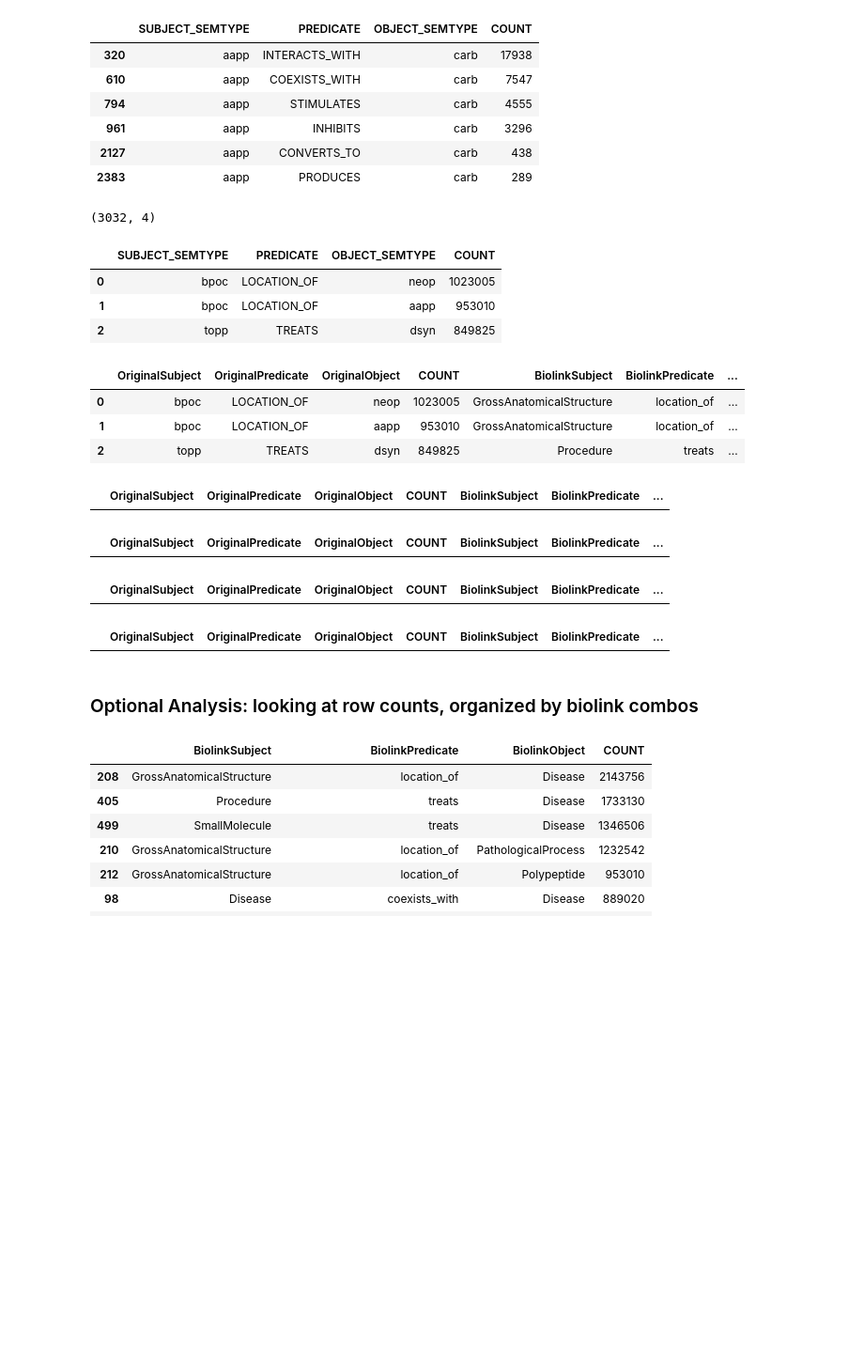
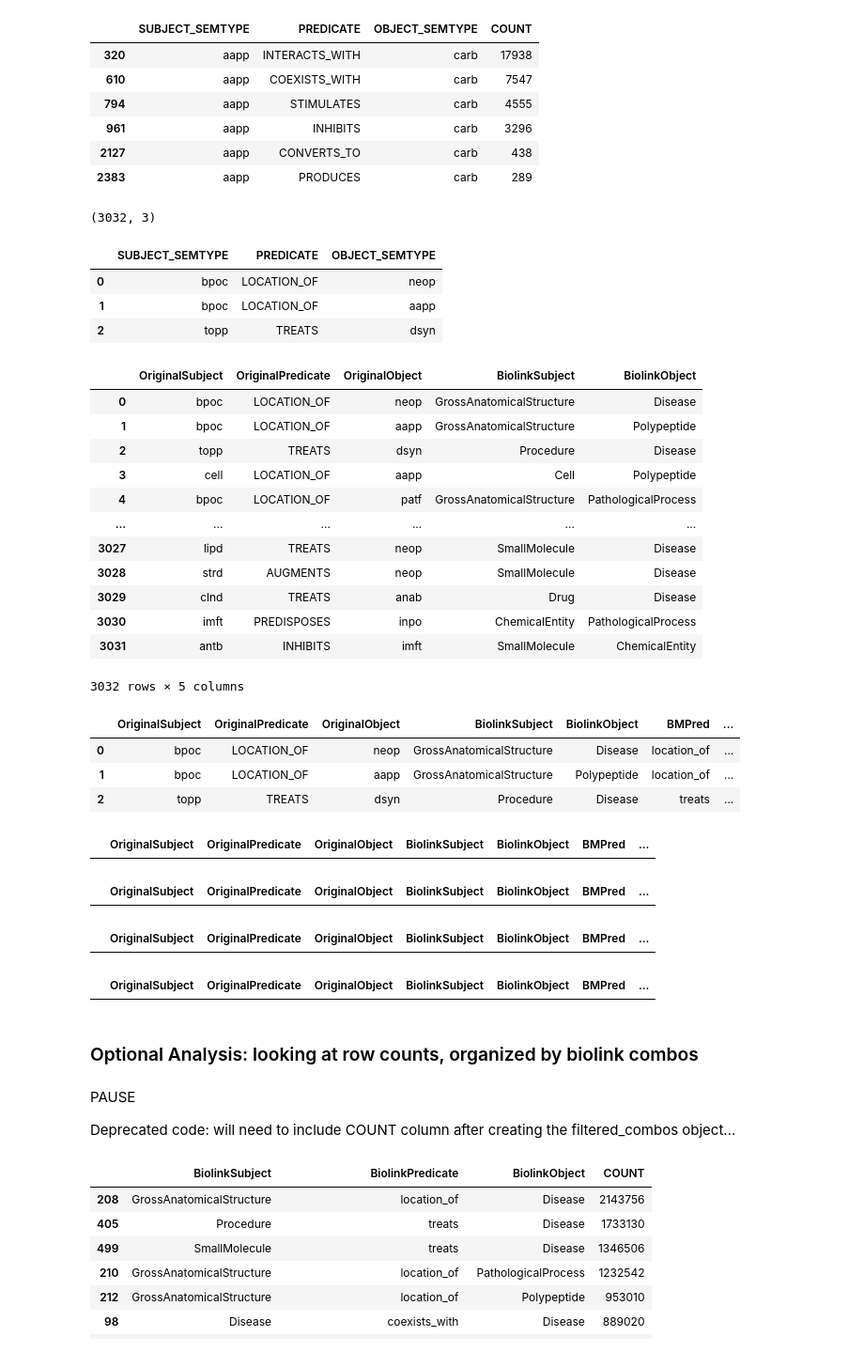
Before and after one commit to NCATS-Tangerine/translator-api-registry, a Jupyter notebook: semmeddb/AutoGen_SEMMEDDB.ipynb, the cells around one changed output. Shown at 94% size. Cells and saved outputs as stored; diff of their text form; code cells hidden in the pictures; blank space fills up the shorter version.

```diff
--- a/semmeddb/AutoGen_SEMMEDDB.ipynb
+++ b/semmeddb/AutoGen_SEMMEDDB.ipynb
@@ -861,15 +969,15 @@ combos[(combos['COUNT'] > 100) &
 | 2383 | aapp | PRODUCES | carb | 289 |
 # %%
 filtered_combos = combos[(combos['COUNT'] > 100)].copy()
-# filtered_combos.drop(columns='COUNT', inplace=True)
+filtered_combos.drop(columns='COUNT', inplace=True)
 filtered_combos.shape
 filtered_combos[0:3]
 # %% [output]
-(3032, 4)
+(3032, 3)
-|  | SUBJECT_SEMTYPE | PREDICATE | OBJECT_SEMTYPE | COUNT |
-| 0 | bpoc | LOCATION_OF | neop | 1023005 |
-| 1 | bpoc | LOCATION_OF | aapp | 953010 |
-| 2 | topp | TREATS | dsyn | 849825 |
+|  | SUBJECT_SEMTYPE | PREDICATE | OBJECT_SEMTYPE |
+| 0 | bpoc | LOCATION_OF | neop |
+| 1 | bpoc | LOCATION_OF | aapp |
+| 2 | topp | TREATS | dsyn |
 # %%
 ## now have to map all subject to biolink
 
@@ -904,7 +1001,16 @@ filtered_combos.columns = ['OriginalSubject', 'OriginalPredicate', 'OriginalObje
-# %%
-filtered_combos[0:3]
-# %% [output]
-|  | OriginalSubject | OriginalPredicate | OriginalObject | COUNT | BiolinkSubject | BiolinkPredicate | ... |
-| 0 | bpoc | LOCATION_OF | neop | 1023005 | GrossAnatomicalStructure | location_of | ... |
-| 1 | bpoc | LOCATION_OF | aapp | 953010 | GrossAnatomicalStructure | location_of | ... |
-| 2 | topp | TREATS | dsyn | 849825 | Procedure | treats | ... |
+# %%
+filtered_combos
+# %% [output]
+|  | OriginalSubject | OriginalPredicate | OriginalObject | BiolinkSubject | BiolinkObject |
+| 0 | bpoc | LOCATION_OF | neop | GrossAnatomicalStructure | Disease |
+| 1 | bpoc | LOCATION_OF | aapp | GrossAnatomicalStructure | Polypeptide |
+| 2 | topp | TREATS | dsyn | Procedure | Disease |
+| 3 | cell | LOCATION_OF | aapp | Cell | Polypeptide |
+| 4 | bpoc | LOCATION_OF | patf | GrossAnatomicalStructure | PathologicalProcess |
+| ... | ... | ... | ... | ... | ... |
+| 3027 | lipd | TREATS | neop | SmallMolecule | Disease |
+| 3028 | strd | AUGMENTS | neop | SmallMolecule | Disease |
+| 3029 | clnd | TREATS | anab | Drug | Disease |
+| 3030 | imft | PREDISPOSES | inpo | ChemicalEntity | PathologicalProcess |
+| 3031 | antb | INHIBITS | imft | SmallMolecule | ChemicalEntity |
+3032 rows × 5 columns
@@ -911,16 +1023,28 @@ filtered_combos[0:3]
+# %%
+filtered_combos[0:3]
+# %% [output]
+|  | OriginalSubject | OriginalPredicate | OriginalObject | BiolinkSubject | BiolinkObject | BMPred | ... |
+| 0 | bpoc | LOCATION_OF | neop | GrossAnatomicalStructure | Disease | location_of | ... |
+| 1 | bpoc | LOCATION_OF | aapp | GrossAnatomicalStructure | Polypeptide | location_of | ... |
+| 2 | topp | TREATS | dsyn | Procedure | Disease | treats | ... |
 # %%
 ## check to make sure everything is mapped to Biolink successfully
 filtered_combos[filtered_combos['BiolinkSubject'].isna()]
-filtered_combos[filtered_combos['BiolinkPredicate'].isna()]
-filtered_combos[filtered_combos['BiolinkInversePred'].isna()]
 filtered_combos[filtered_combos['BiolinkObject'].isna()]
+
+filtered_combos[filtered_combos['BMPred'].isna()]
+filtered_combos[filtered_combos['BMPred_Inv'].isna()]
 # %% [output]
-|  | OriginalSubject | OriginalPredicate | OriginalObject | COUNT | BiolinkSubject | BiolinkPredicate | ... |
+|  | OriginalSubject | OriginalPredicate | OriginalObject | BiolinkSubject | BiolinkObject | BMPred | ... |
-|  | OriginalSubject | OriginalPredicate | OriginalObject | COUNT | BiolinkSubject | BiolinkPredicate | ... |
+|  | OriginalSubject | OriginalPredicate | OriginalObject | BiolinkSubject | BiolinkObject | BMPred | ... |
-|  | OriginalSubject | OriginalPredicate | OriginalObject | COUNT | BiolinkSubject | BiolinkPredicate | ... |
+|  | OriginalSubject | OriginalPredicate | OriginalObject | BiolinkSubject | BiolinkObject | BMPred | ... |
-|  | OriginalSubject | OriginalPredicate | OriginalObject | COUNT | BiolinkSubject | BiolinkPredicate | ... |
+|  | OriginalSubject | OriginalPredicate | OriginalObject | BiolinkSubject | BiolinkObject | BMPred | ... |
 # %% [markdown]
 ### Optional Analysis: looking at row counts, organized by biolink combos
+# %% [markdown]
+PAUSE
+
+Deprecated code: will need to include COUNT column after creating the filtered_combos object...
 # %%
 ### deep-copy combos so it's not messed up for the next step
 biolink_counting = filtered_combos.copy()
```
Also changed, not shown: parts of 41 cells of this notebook.
